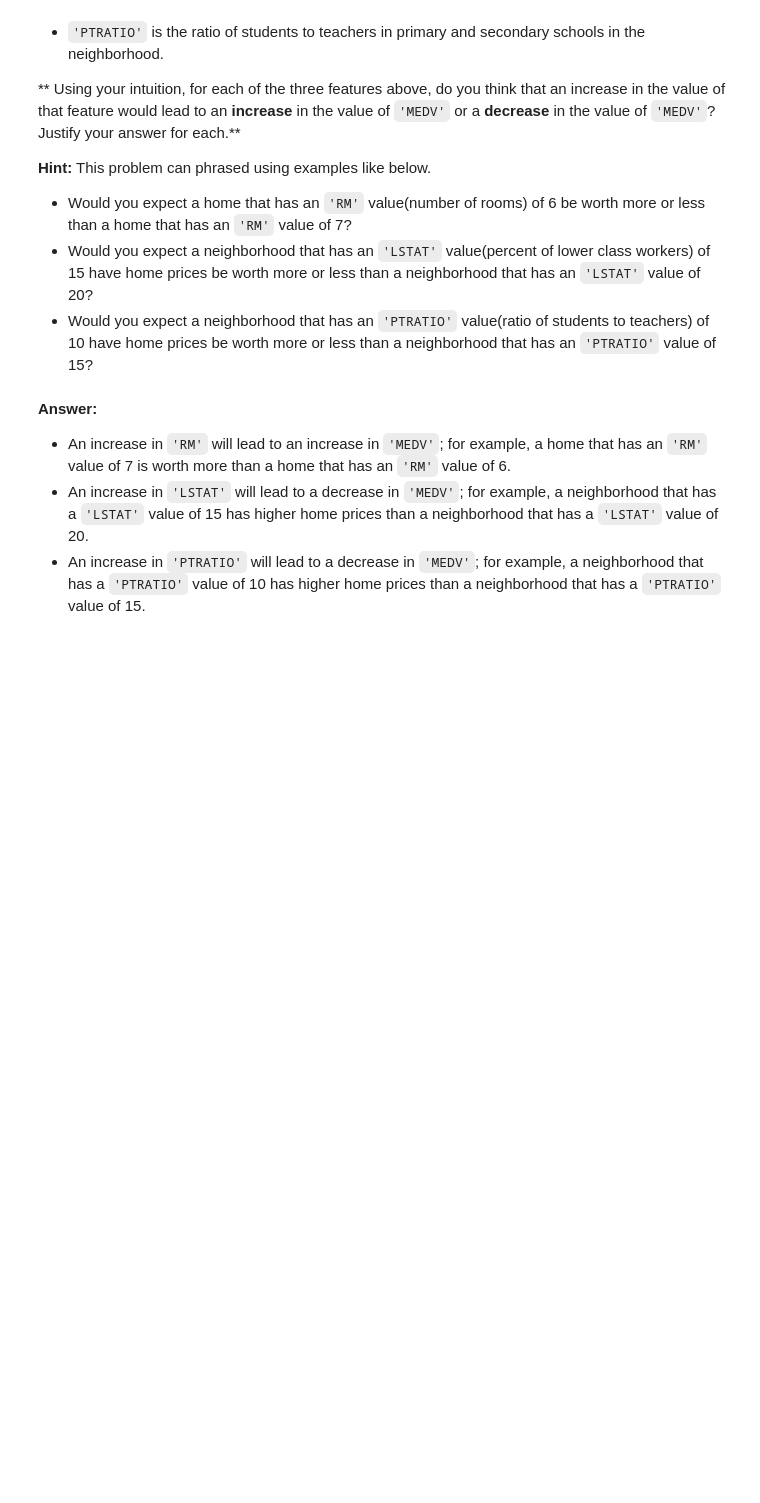
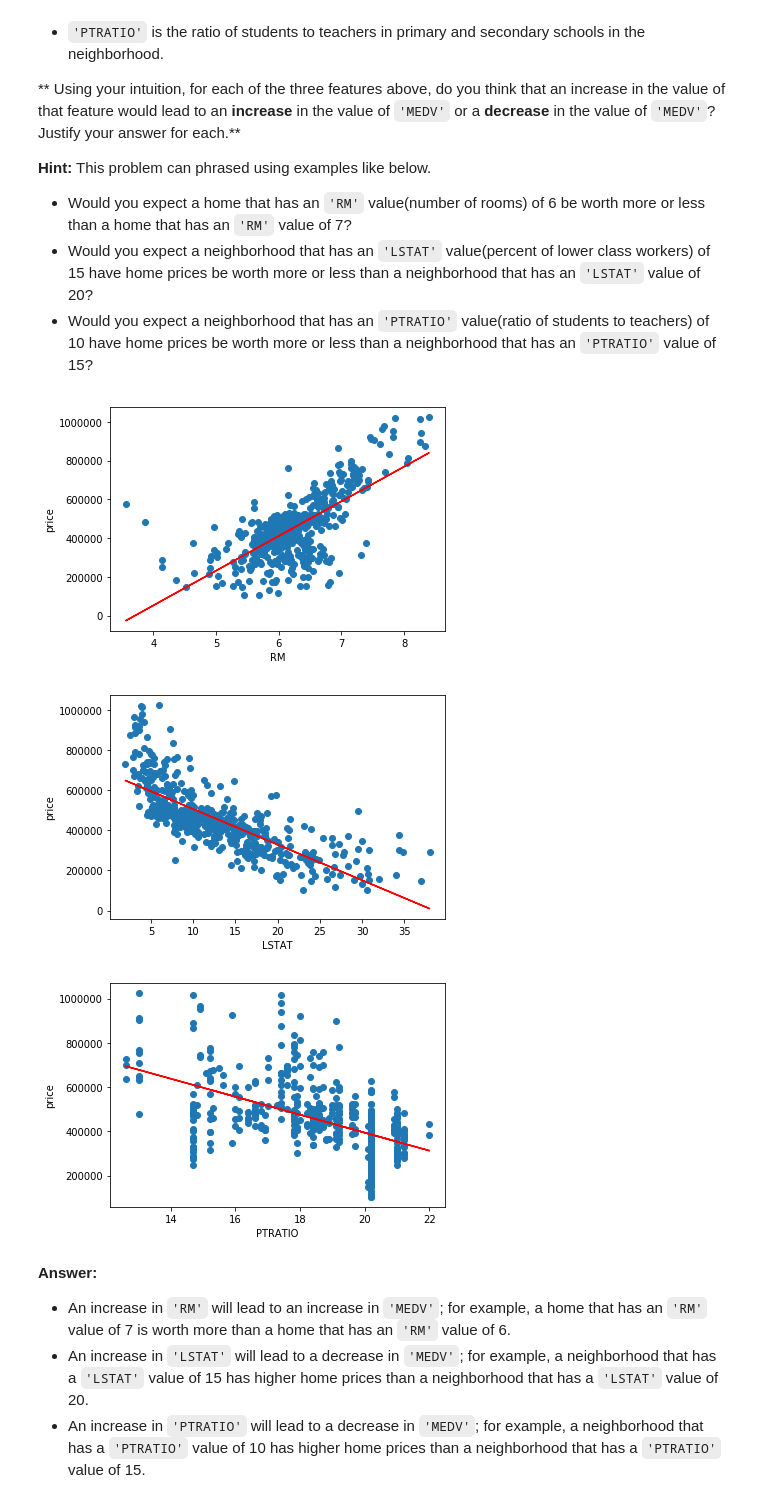
Before and after one commit to kaoyuching/boston_housing, a Jupyter notebook: boston_housing.ipynb, the cells around one changed output. Saved outputs shown, nothing was run; the diff lists cells and outputs as text; code cells hidden in the pictures; blank space fills up the shorter version.

Commit message:
Update boston_housing.ipynb
Add scatter plot of features.

```diff
--- a/boston_housing.ipynb
+++ b/boston_housing.ipynb
@@ -110,6 +110,28 @@ As a reminder, we are using three features from the Boston housing dataset: `'RM
 * Would you expect a home that has an `'RM'` value(number of rooms) of 6 be worth more or less than a home that has an `'RM'` value of 7?
 * Would you expect a neighborhood that has an `'LSTAT'` value(percent of lower class workers) of 15 have home prices be worth more or less than a neighborhood that has an `'LSTAT'` value of 20?
 * Would you expect a neighborhood that has an `'PTRATIO'` value(ratio of students to teachers) of 10 have home prices be worth more or less than a neighborhood that has an `'PTRATIO'` value of 15?
+# %%
+import matplotlib.pyplot as plt
+
+def feature_plot(var, sub_plot):
+    x = data[var]
+    y = data['MEDV']
+
+    plt.figure(figsize = (6,14))
+    plt.subplot(sub_plot)
+    coef = np.polyfit(x, y, 1)
+    plt.scatter(x, y)
+    plt.plot(x, coef[0]*x + coef[1], 'r-')
+    plt.ylabel('price')
+    plt.xlabel(var);
+
+feature_plot('RM', 311)
+feature_plot('LSTAT', 312)
+feature_plot('PTRATIO', 313)
+# %% [output]
+[figure, added]
+[figure, added]
+[figure, added]
 # %% [markdown]
 **Answer:**
 - An increase in `'RM'` will lead to an increase in `'MEDV'`; for example, a home that has an `'RM'` value of 7 is worth more than a home that has an `'RM'` value of 6.
```
